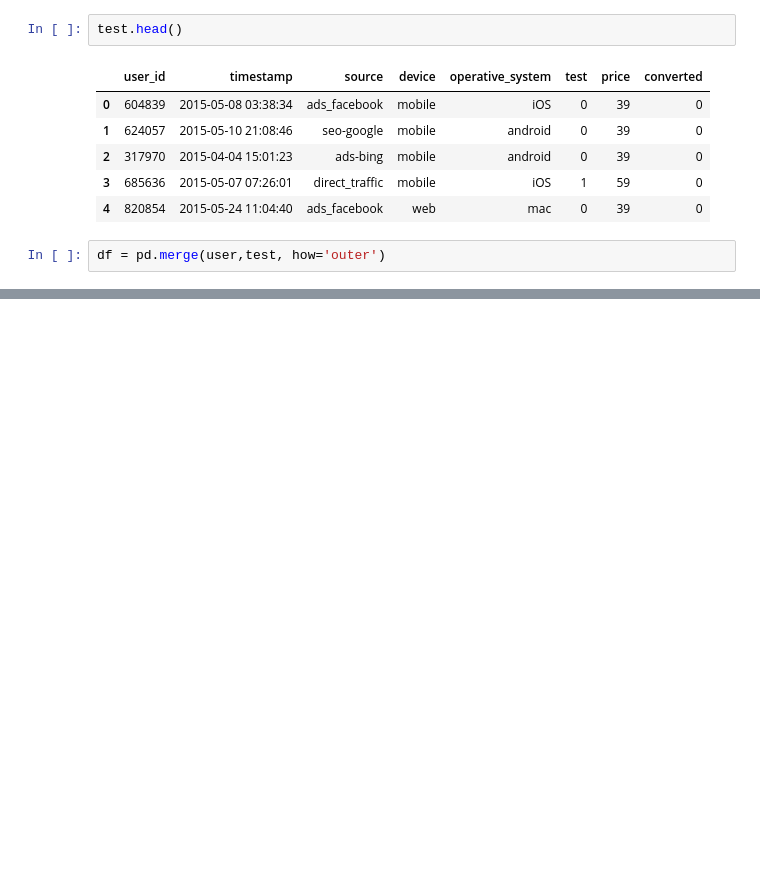
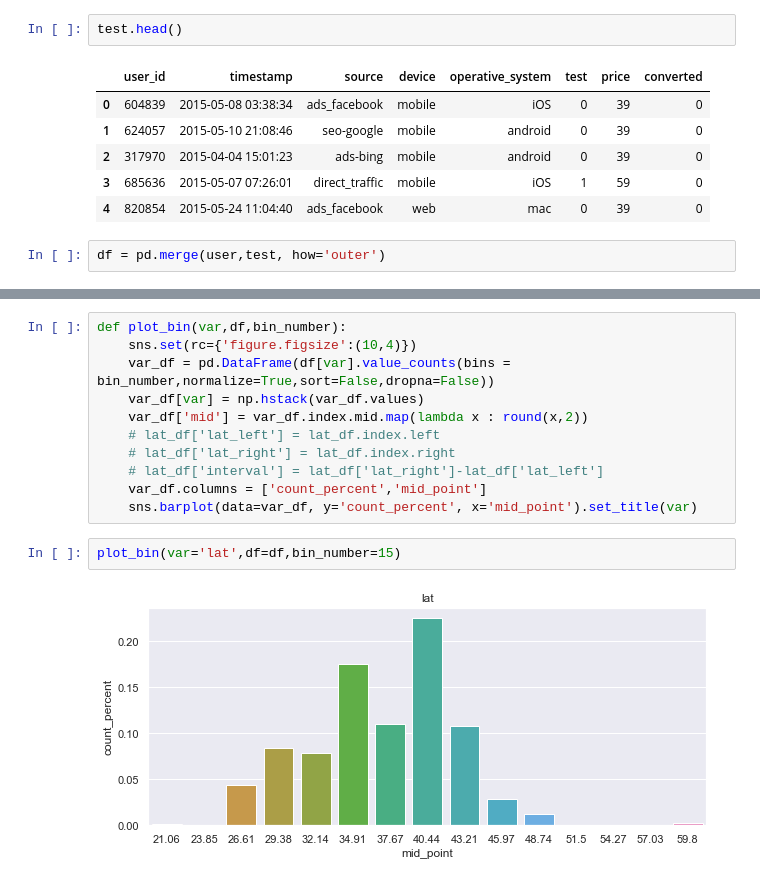
Before and after one commit to crazywiden/Leetcode_daily_submit, a Jupyter notebook: 20e/Pricing Challenge.ipynb, the cells around one changed output, grey strips where cells are left out. Saved outputs shown, nothing was run; the diff lists cells and outputs as text; blank space fills up the shorter version.

```diff
--- a/20e/Pricing Challenge.ipynb
+++ b/20e/Pricing Challenge.ipynb
@@ -107,0 +122,15 @@ array([1.16792929e-03, 4.38352273e-02, 9.17834596e-02, 2.46398359e-01,
+# %%
+def plot_bin(var,df,bin_number):
+    sns.set(rc={'figure.figsize':(10,4)})
+    var_df = pd.DataFrame(df[var].value_counts(bins = bin_number,normalize=True,sort=False,dropna=False))
+    var_df[var] = np.hstack(var_df.values)
+    var_df['mid'] = var_df.index.mid.map(lambda x : round(x,2))
+    # lat_df['lat_left'] = lat_df.index.left
+    # lat_df['lat_right'] = lat_df.index.right
+    # lat_df['interval'] = lat_df['lat_right']-lat_df['lat_left']
+    var_df.columns = ['count_percent','mid_point']
+    sns.barplot(data=var_df, y='count_percent', x='mid_point').set_title(var)
+# %%
+plot_bin(var='lat',df=df,bin_number=15)
+# %% [output]
+[figure, added]
```
Also changed, not shown: parts of 6 cells of this notebook.
